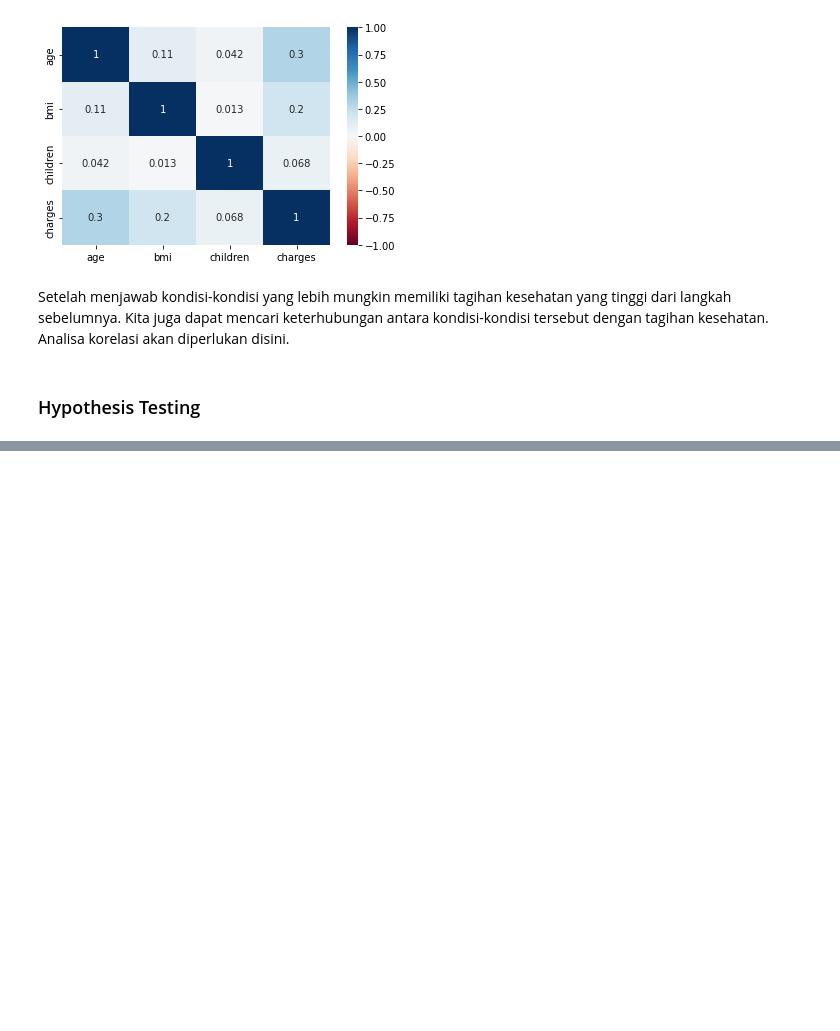
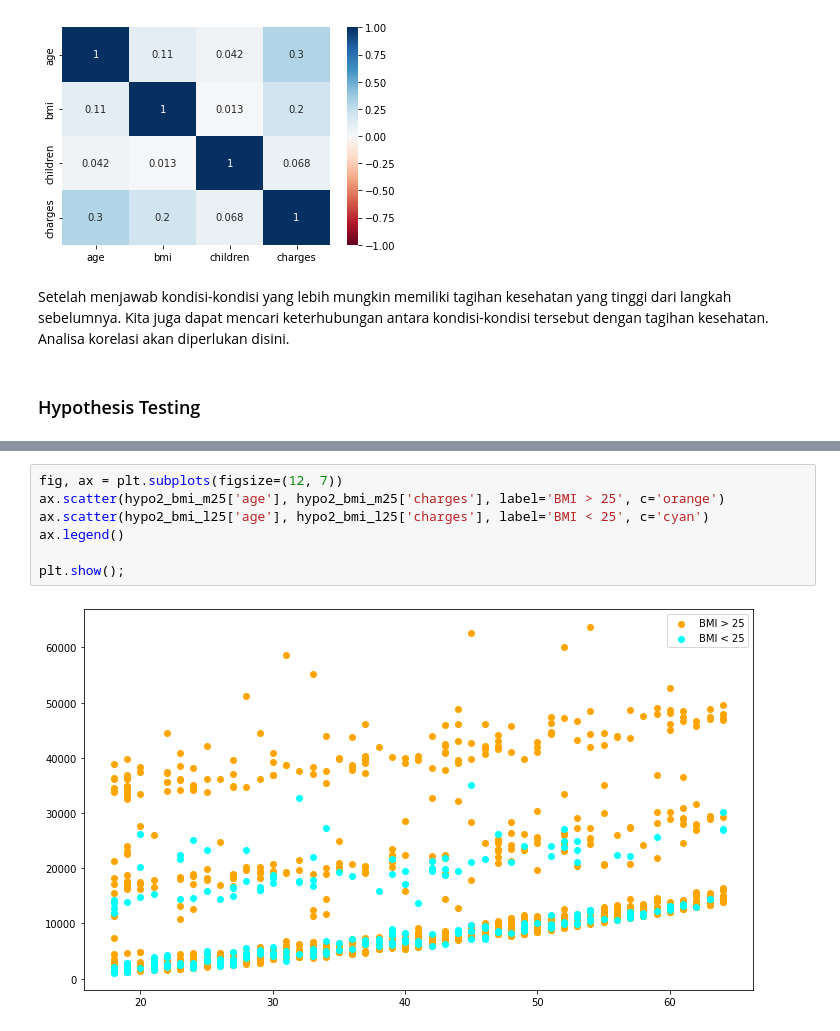
Before and after one commit to dwipaalfarisi/ads-projects, a Jupyter notebook: probability/prob.ipynb, the cells around one changed output, grey strips where cells are left out. Cells and saved outputs as stored; diff of their text form; blank space fills up the shorter version.

```diff
--- a/probability/prob.ipynb
+++ b/probability/prob.ipynb
@@ -470,0 +490,9 @@ tersebut dengan tagihan kesehatan. Analisa korelasi akan diperlukan disini.
+# %%
+fig, ax = plt.subplots(figsize=(12, 7))
+ax.scatter(hypo2_bmi_m25['age'], hypo2_bmi_m25['charges'], label='BMI > 25', c='orange')
+ax.scatter(hypo2_bmi_l25['age'], hypo2_bmi_l25['charges'], label='BMI < 25', c='cyan')
+ax.legend()
+
+plt.show();
+# %% [output]
+[figure, added]
```
Also changed, not shown: parts of 8 cells of this notebook.
